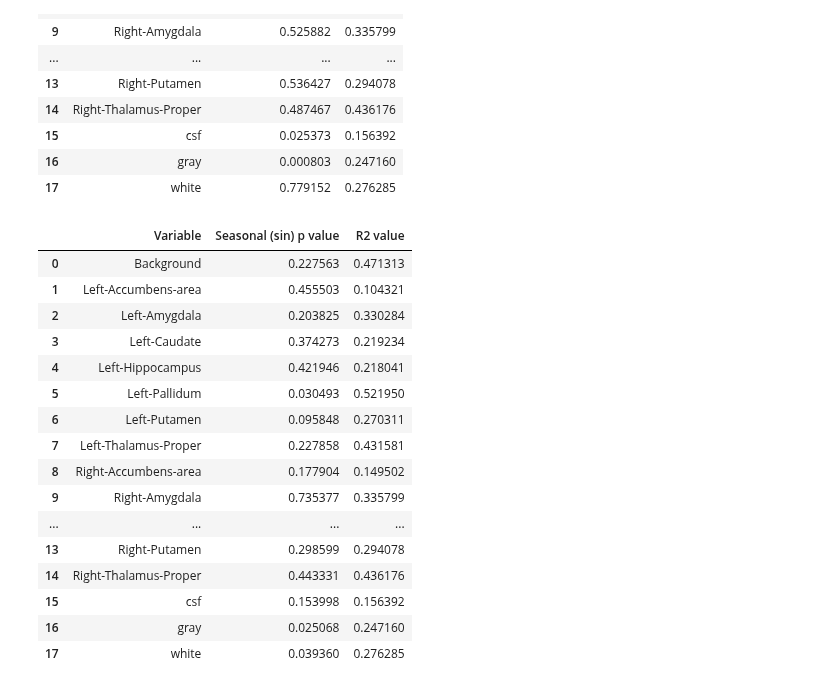
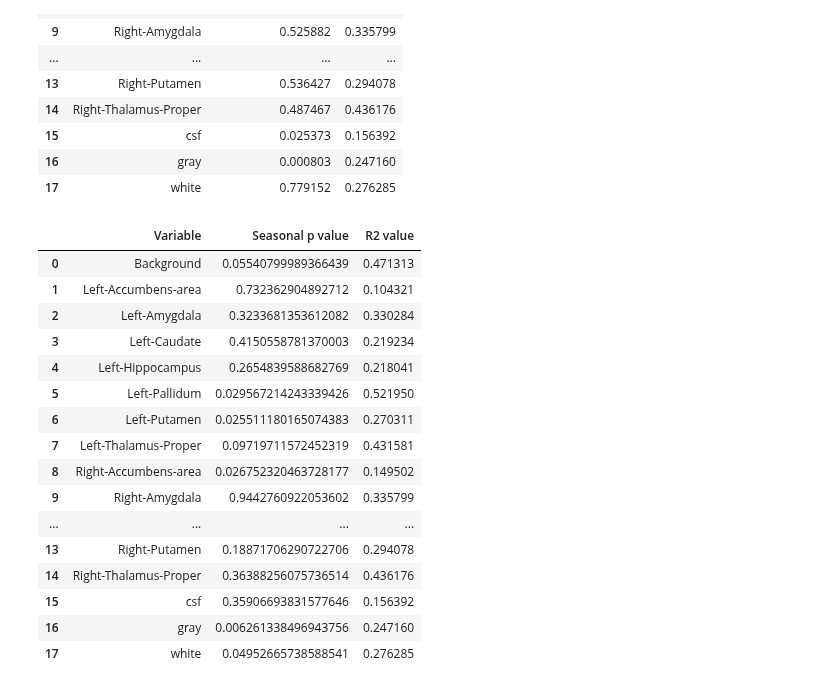
Before and after one commit to proj-nuisance/nuisance, a Jupyter notebook: ipy/nuisance_real_data.ipynb, the cells around one changed output. Saved outputs shown, nothing was run; the diff lists cells and outputs as text; code cells hidden in the pictures.

Commit message:
changed sind to sex_male, and changed scrape_var_significance for Seasonal results to display F test p value instead

```diff
--- a/ipy/nuisance_real_data.ipynb
+++ b/ipy/nuisance_real_data.ipynb
@@ -243,8 +243,8 @@ expanded_df = pd.DataFrame(final_df,columns=['sid', 'ses', 'Background', "Left-A
                                              'IOPD4_real', 'IOPD5_real', 'IOPD6_real'])
 expanded_df = expanded_df.reset_index()
 expanded_df = expanded_df.rename(columns={'Date_x': 'Date'})
-expanded_df['sind'] = [0 for item in range(len(expanded_df))]
-expanded_df.sind[expanded_df.sex == 'M'] = int(1)
+expanded_df['sex_male'] = [0 for item in range(len(expanded_df))]
+expanded_df.sex_male[expanded_df.sex == 'M'] = int(1)
 expanded_df
 # %% [output]
 A value is trying to be set on a copy of a slice from a DataFrame
@@ -372,22 +372,22 @@ scrape_var_significance(targets, 'snr_total_qa', July17_df)
 | 16 | gray | 0.000803 | 0.247160 |
 | 17 | white | 0.779152 | 0.276285 |
 # %%
-scrape_var_significance(targets, 'Seasonal (sin)', July17_df)
+scrape_var_significance(targets, 'Seasonal', July17_df)
 # %% [output]
-|  | Variable | Seasonal (sin) p value | R2 value |
-| 0 | Background | 0.227563 | 0.471313 |
-| 1 | Left-Accumbens-area | 0.455503 | 0.104321 |
-| 2 | Left-Amygdala | 0.203825 | 0.330284 |
-| 3 | Left-Caudate | 0.374273 | 0.219234 |
-| 4 | Left-Hippocampus | 0.421946 | 0.218041 |
-| 5 | Left-Pallidum | 0.030493 | 0.521950 |
-| 6 | Left-Putamen | 0.095848 | 0.270311 |
-| 7 | Left-Thalamus-Proper | 0.227858 | 0.431581 |
-| 8 | Right-Accumbens-area | 0.177904 | 0.149502 |
-| 9 | Right-Amygdala | 0.735377 | 0.335799 |
+|  | Variable | Seasonal p value | R2 value |
+| 0 | Background | 0.05540799989366439 | 0.471313 |
+| 1 | Left-Accumbens-area | 0.732362904892712 | 0.104321 |
+| 2 | Left-Amygdala | 0.3233681353612082 | 0.330284 |
+| 3 | Left-Caudate | 0.4150558781370003 | 0.219234 |
+| 4 | Left-Hippocampus | 0.2654839588682769 | 0.218041 |
+| 5 | Left-Pallidum | 0.029567214243339426 | 0.521950 |
+| 6 | Left-Putamen | 0.025511180165074383 | 0.270311 |
+| 7 | Left-Thalamus-Proper | 0.09719711572452319 | 0.431581 |
+| 8 | Right-Accumbens-area | 0.026752320463728177 | 0.149502 |
+| 9 | Right-Amygdala | 0.9442760922053602 | 0.335799 |
 | ... | ... | ... | ... |
-| 13 | Right-Putamen | 0.298599 | 0.294078 |
-| 14 | Right-Thalamus-Proper | 0.443331 | 0.436176 |
-| 15 | csf | 0.153998 | 0.156392 |
-| 16 | gray | 0.025068 | 0.247160 |
-| 17 | white | 0.039360 | 0.276285 |
+| 13 | Right-Putamen | 0.18871706290722706 | 0.294078 |
+| 14 | Right-Thalamus-Proper | 0.36388256075736514 | 0.436176 |
+| 15 | csf | 0.35906693831577646 | 0.156392 |
+| 16 | gray | 0.006261338496943756 | 0.247160 |
+| 17 | white | 0.04952665738588541 | 0.276285 |
```
Also changed, not shown: parts of 5 cells of this notebook, 1 other file.
